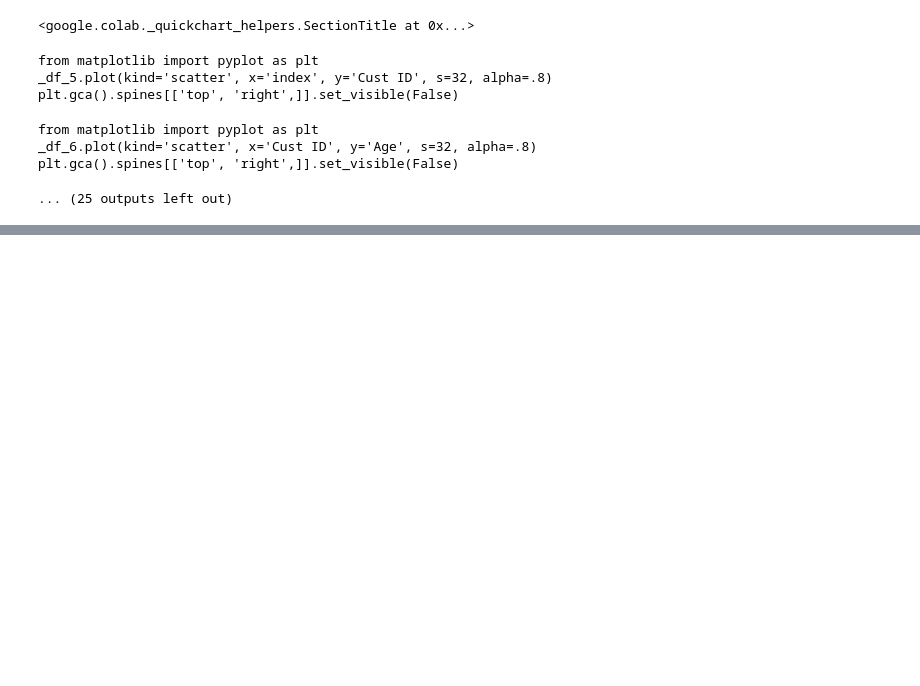
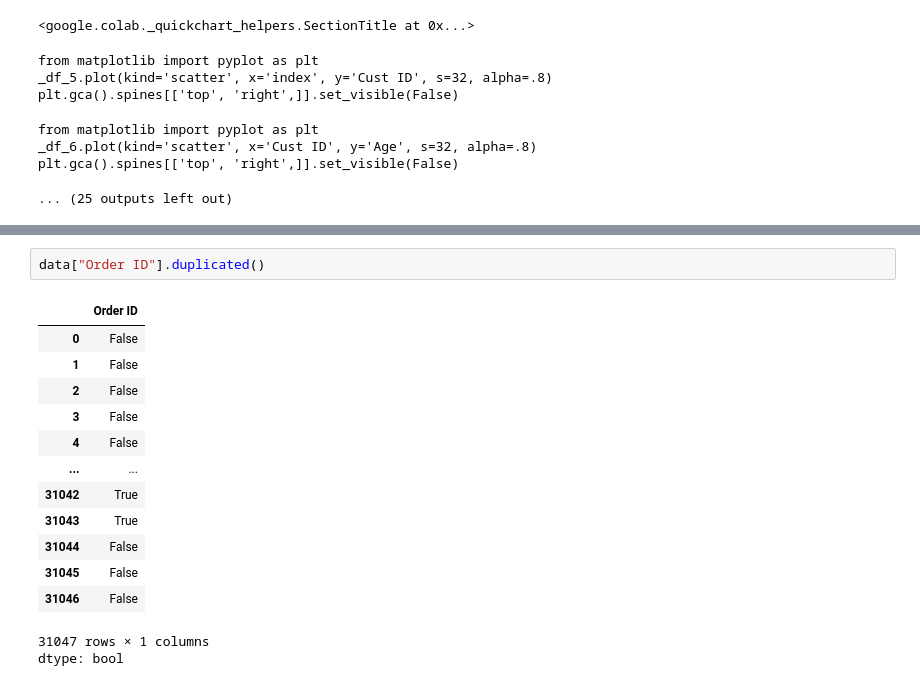
Before and after one commit to kixhore00/Introduction-to-Python, a Jupyter notebook: Using Jupyter Notebooks.ipynb, the cells around one changed output, grey strips where cells are left out. Cells and saved outputs as stored; diff of their text form; blank space fills up the shorter version.

```diff
--- a/Using Jupyter Notebooks.ipynb
+++ b/Using Jupyter Notebooks.ipynb
@@ -162,0 +184,17 @@ plt.gca().spines[['top', 'right',]].set_visible(False)
+# %%
+data["Order ID"].duplicated()
+# %% [output]
+|  | Order ID |
+| 0 | False |
+| 1 | False |
+| 2 | False |
+| 3 | False |
+| 4 | False |
+| ... | ... |
+| 31042 | True |
+| 31043 | True |
+| 31044 | False |
+| 31045 | False |
+| 31046 | False |
+31047 rows × 1 columns
+dtype: bool
```
Also changed, not shown: parts of 8 cells of this notebook.
